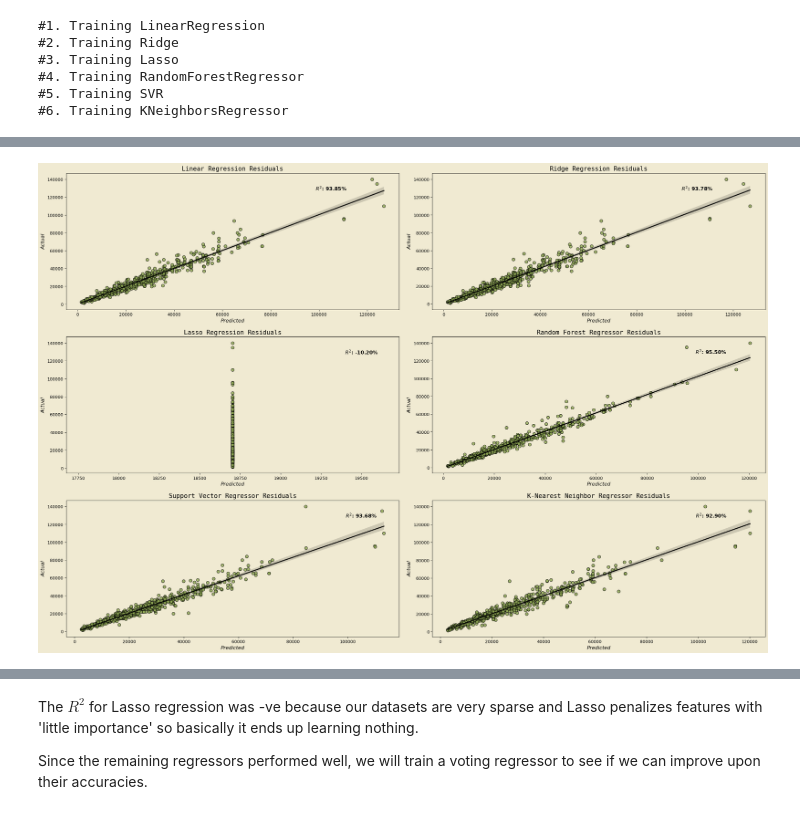
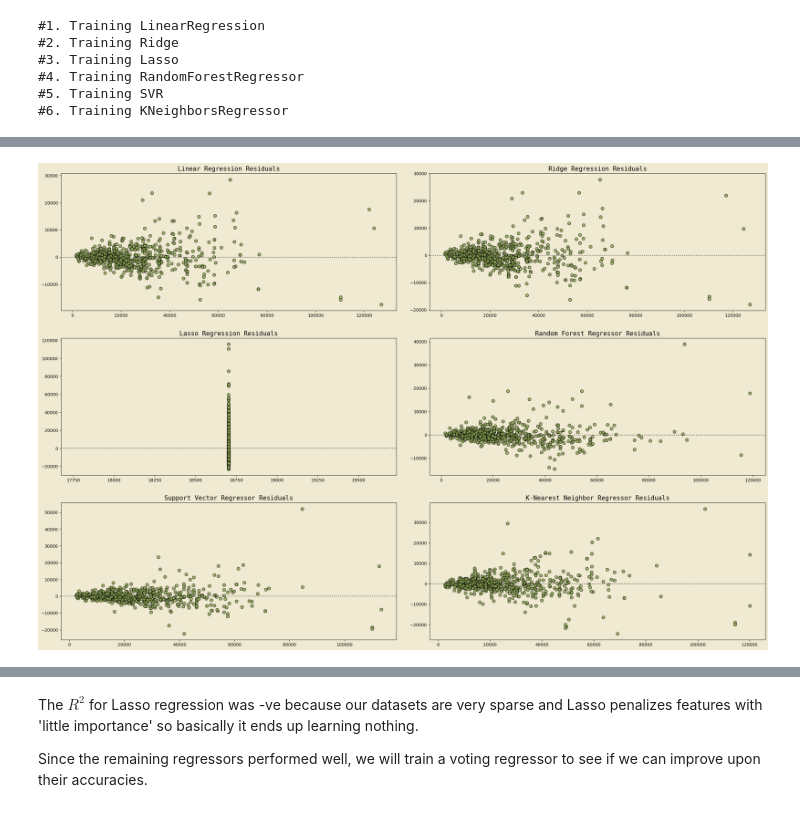
Before and after one commit to Jeremyugo/Used-car-price-prediction, a Jupyter notebook: Used car price prediction.ipynb, the cells around one changed output, grey strips where cells are left out. Cells and saved outputs as stored; diff of their text form; code cells hidden in the pictures.

```diff
--- a/Used car price prediction.ipynb
+++ b/Used car price prediction.ipynb
@@ -456,60 +456,33 @@ results_df.style.background_gradient(axis=None, gmap=gmap, cmap="Greens_r")
 # %%
 fig, ax = plt.subplots(3,2, figsize=(30,20))
 fig.patch.set_facecolor(background_color) # figure background color
 ax[0,0].set_facecolor(background_color)
 ax[0,1].set_facecolor(background_color)
 ax[1,0].set_facecolor(background_color)
 ax[1,1].set_facecolor(background_color)
 ax[2,0].set_facecolor(background_color)
 ax[2,1].set_facecolor(background_color)
 
-sns.regplot(x=predictions['LinearRegression'], y=y_val, ax=ax[0,0], color=color_1, scatter_kws={'edgecolor':'k', 's':50},
+sns.residplot(x=predictions['LinearRegression'], y=y_val, ax=ax[0,0], color=color_1, scatter_kws={'edgecolor':'k', 's':50},
             line_kws={'color':'k'})
-sns.regplot(x=predictions['Ridge'], y=y_val, ax=ax[0,1], color=color_1, scatter_kws={'edgecolor':'k', 's':50},
+sns.residplot(x=predictions['Ridge'], y=y_val, ax=ax[0,1], color=color_1, scatter_kws={'edgecolor':'k', 's':50},
             line_kws={'color':'k'})
-sns.regplot(x=predictions['Lasso'], y=y_val, ax=ax[1,0], color=color_1, scatter_kws={'edgecolor':'k', 's':50},
+sns.residplot(x=predictions['Lasso'], y=y_val, ax=ax[1,0], color=color_1, scatter_kws={'edgecolor':'k', 's':50},
             line_kws={'color':'k'})
-sns.regplot(x=predictions['RandomForestRegressor'], y=y_val, ax=ax[1,1], color=color_1, scatter_kws={'edgecolor':'k', 's':50},
+sns.residplot(x=predictions['RandomForestRegressor'], y=y_val, ax=ax[1,1], color=color_1, scatter_kws={'edgecolor':'k', 's':50},
             line_kws={'color':'k'})
-sns.regplot(x=predictions['SVR'], y=y_val, ax=ax[2,0], color=color_1, scatter_kws={'edgecolor':'k', 's':50},
+sns.residplot(x=predictions['SVR'], y=y_val, ax=ax[2,0], color=color_1, scatter_kws={'edgecolor':'k', 's':50},
             line_kws={'color':'k'})
-sns.regplot(x=predictions['KNeighborsRegressor'], y=y_val, ax=ax[2,1], color=color_1, scatter_kws={'edgecolor':'k', 's':50},
+sns.residplot(x=predictions['KNeighborsRegressor'], y=y_val, ax=ax[2,1], color=color_1, scatter_kws={'edgecolor':'k', 's':50},
             line_kws={'color':'k'})
 
 ax[0,0].set_title("Linear Regression Residuals", fontfamily="monospace", fontsize=15)
 ax[0,1].set_title("Ridge Regression Residuals", fontfamily="monospace", fontsize=15)
 ax[1,0].set_title("Lasso Regression Residuals", fontfamily="monospace", fontsize=15)
 ax[1,1].set_title("Random Forest Regressor Residuals", fontfamily="monospace", fontsize=15)
 ax[2,0].set_title("Support Vector Regressor Residuals", fontfamily="monospace", fontsize=15)
 ax[2,1].set_title("K-Nearest Neighbor Regressor Residuals", fontfamily="monospace", fontsize=15)
 
-ax[0,0].set_xlabel("Predicted", fontsize=12, style='italic')
-ax[0,1].set_xlabel("Predicted", fontsize=12, style='italic')
-ax[1,0].set_xlabel("Predicted", fontsize=12, style='italic')
-ax[1,1].set_xlabel("Predicted", fontsize=12, style='italic')
-ax[2,0].set_xlabel("Predicted", fontsize=12, style='italic')
-ax[2,1].set_xlabel("Predicted", fontsize=12, style='italic')
-
-ax[0,0].set_ylabel("Actual", fontsize=12, style='italic')
-ax[0,1].set_ylabel("Actual", fontsize=12, style='italic')
-ax[1,0].set_ylabel("Actual", fontsize=12, style='italic')
-ax[1,1].set_ylabel("Actual", fontsize=12, style='italic')
-ax[2,0].set_ylabel("Actual", fontsize=12, style='italic')
-ax[2,1].set_ylabel("Actual", fontsize=12, style='italic')
-
-ax[0,0].annotate(xy=(105000,130000), text=f"$R^2$: {r2_scores[results_df.columns[0]]:.2%}",
-                 fontsize=12, ha='center', va='center', weight='bold')
-ax[0,1].annotate(xy=(105000,130000), text=f"$R^2$: {r2_scores[results_df.columns[1]]:.2%}",
-                 fontsize=12, ha='center', va='center', weight='bold')
-ax[1,0].annotate(xy=(19500,130000), text=f"$R^2$: {r2_scores[results_df.columns[2]]:.2%}",
-                 fontsize=12, ha='center', va='center', weight='bold')
-ax[1,1].annotate(xy=(105000,130000), text=f"$R^2$: {r2_scores[results_df.columns[3]]:.2%}",
-                 fontsize=12, ha='center', va='center', weight='bold')
-ax[2,0].annotate(xy=(105000,130000), text=f"$R^2$: {r2_scores[results_df.columns[4]]:.2%}",
-                 fontsize=12, ha='center', va='center', weight='bold')
-ax[2,1].annotate(xy=(105000,130000), text=f"$R^2$: {r2_scores[results_df.columns[5]]:.2%}",
-                 fontsize=12, ha='center', va='center', weight='bold')
-
 plt.subplots_adjust(wspace=0.1, hspace=0.2)
 # %% [output]
-[figure, old version]
+[figure, new version]
```
Also changed, not shown: parts of 9 cells of this notebook.
